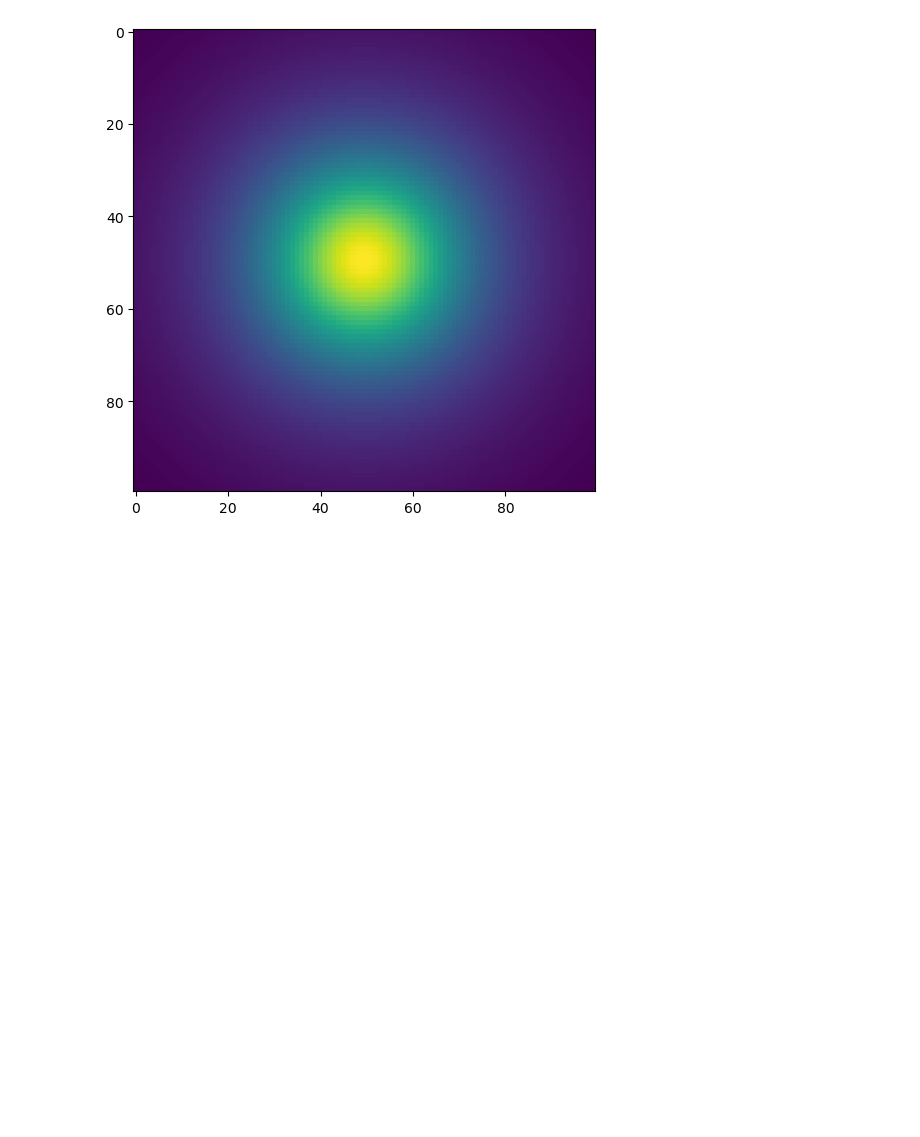
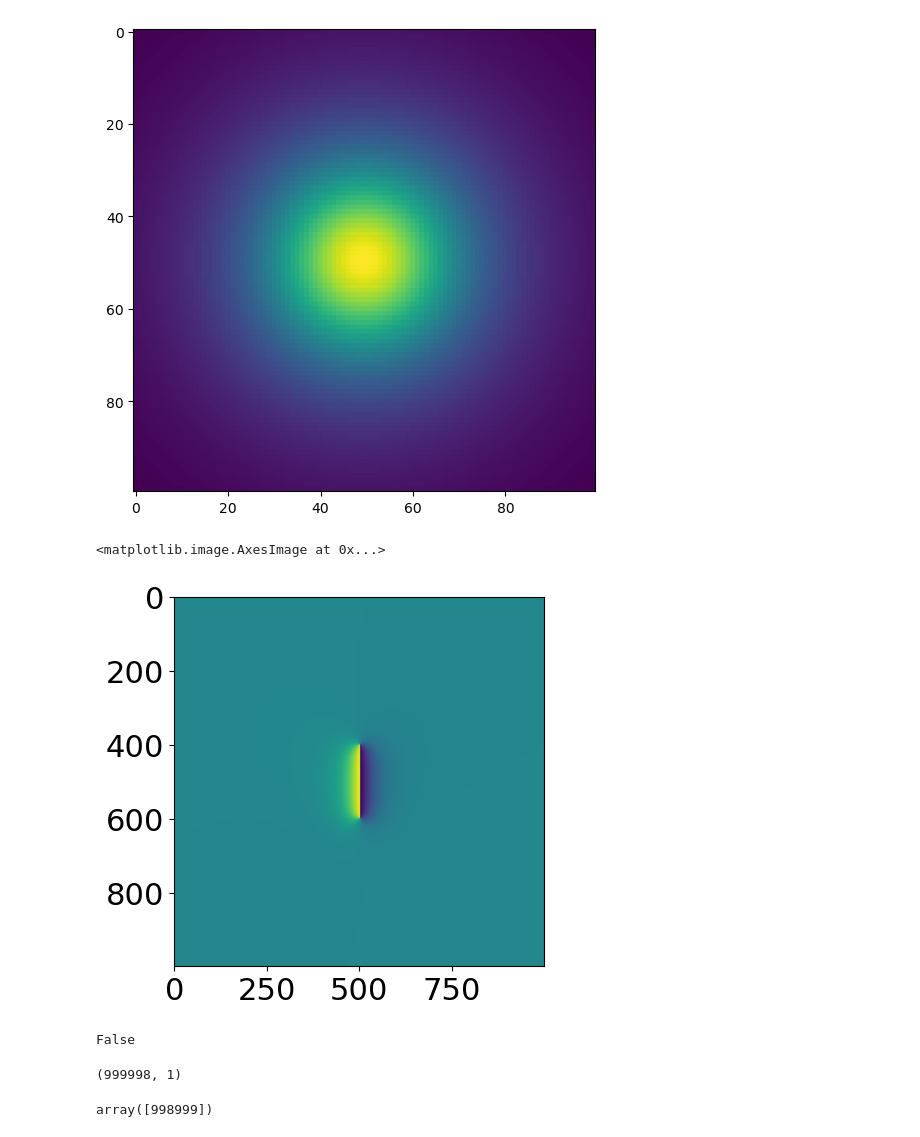
Before and after one commit to forrestfwilliams/los_palette, a Jupyter notebook: palette.ipynb, the cells around one changed output. Cells and saved outputs as stored; diff of their text form; code cells hidden in the pictures; blank space fills up the shorter version.

```diff
--- a/palette.ipynb
+++ b/palette.ipynb
@@ -291,0 +404,5 @@ ax.imshow(mogi)
+# %%
+plt.imshow(uz_2d.reshape(1000,1000))
+# %% [output]
+<matplotlib.image.AxesImage at 0x...>
+[figure, added]
@@ -291,0 +414,12 @@ ax.imshow(mogi)
+# %%
+np.all(np.isclose(space, 1))
+# %% [output]
+False
+# %%
+space.shape
+# %% [output]
+(999998, 1)
+# %%
+sum(np.isclose(space, 1))
+# %% [output]
+array([998999])
```
Also changed, not shown: parts of 11 cells of this notebook, 4 other files.
